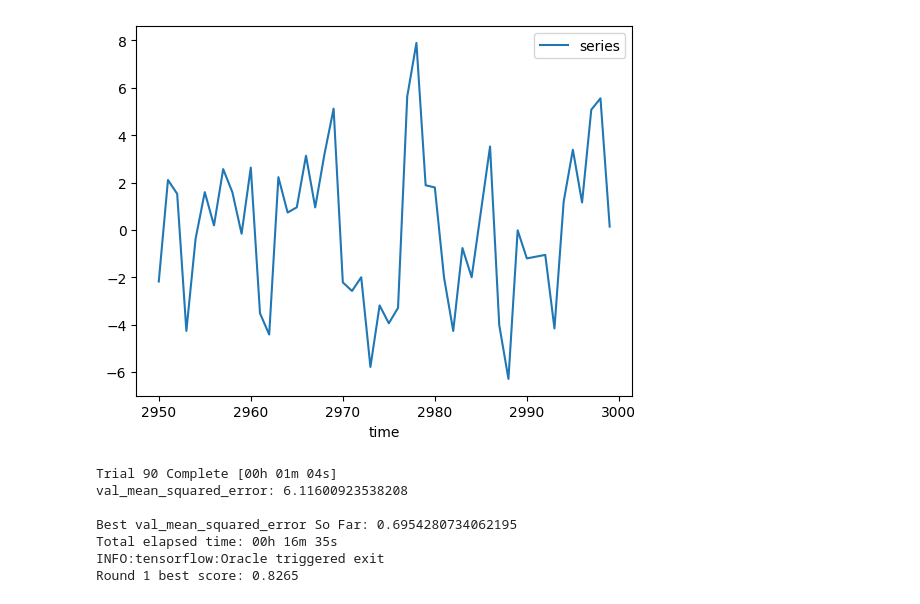
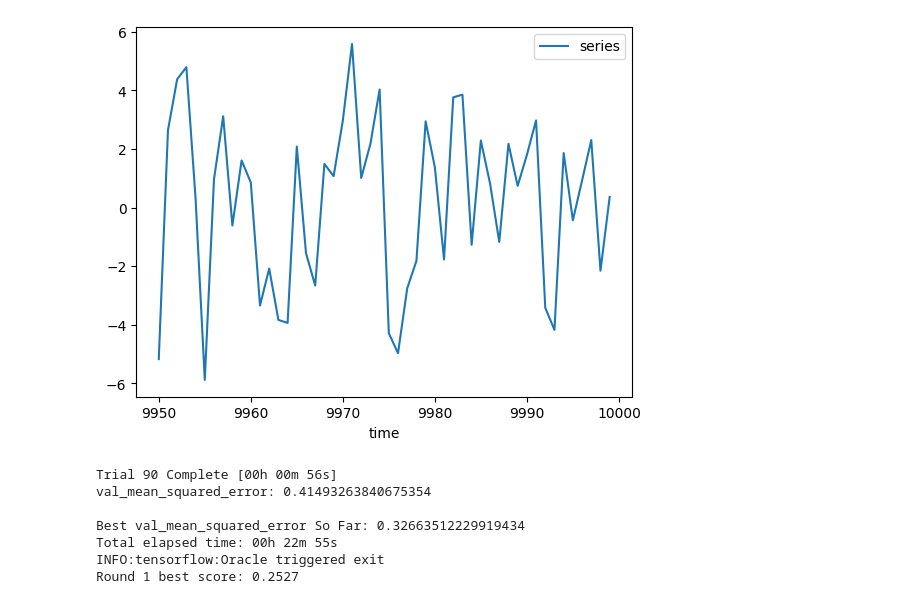
Before and after one commit to touzov1012/quik-ai, a Jupyter notebook: samples/simple_time_series/simple_time_series.ipynb, the cells around one changed output. Saved outputs shown, nothing was run; the diff lists cells and outputs as text; code cells hidden in the pictures.

```diff
--- a/samples/simple_time_series/simple_time_series.ipynb
+++ b/samples/simple_time_series/simple_time_series.ipynb
@@ -11,29 +11,29 @@ Quik-AI Version: 1.1.0
 # %%
 # build univariate time-series data by combining random frequencies
 np.random.seed(123)
 def ft(t):
     val = 0
     for i in range(8):
         scales = np.random.normal(0, 1, 4)
         val += scales[0] * np.sin(t * scales[1]) + scales[2] * np.cos(t * scales[3])
     return val + np.random.normal(0, 0.1, len(t))
 
 # store as rows in a data frame
-n = 3000
+n = 10000
 time_values = np.arange(n)
 
 # create our data
 data = pd.DataFrame({
     'series' : ft(time_values),
 })
 
 # plot the two time-series
 cnt = 50
 plt.plot(data.index[-cnt:], data.tail(cnt).series, label='series');
 plt.xlabel('time');
 plt.legend();
 # %% [output]
-[figure, old version]
+[figure, new version]
 # %%
 # split the data
 training_data, validation_data, test_data = qa.train_val_test_split(data)
@@ -54,19 +54,19 @@ predictors = [
 # what is our model architecture? This will store
 # our model, driver, and any other information we use in training
 # testing, saving, and loading needed for this problem
-model = qa.models.RNN('series', head, predictors, driver, time_window=32)
+model = qa.models.ResNet('series', head, predictors, driver, time_window=32)
 
 # train the model, we can provide a hyperparameter tuner and other
 # training parameters, by default we will use a custom BOHB tuner
-model.train(qa.tuners.TunerContainer(qa.tuners.BOHB, max_epochs=30))
+model.train(qa.tuners.TunerContainer(qa.tuners.BOHB, max_epochs=30), early_stopping_full=30)
 # %% [output]
-Trial 90 Complete [00h 01m 04s]
-val_mean_squared_error: 6.11600923538208
+Trial 90 Complete [00h 00m 56s]
+val_mean_squared_error: 0.41493263840675354
 
-Best val_mean_squared_error So Far: 0.6954280734062195
-Total elapsed time: 00h 16m 35s
+Best val_mean_squared_error So Far: 0.32663512229919434
+Total elapsed time: 00h 22m 55s
 INFO:tensorflow:Oracle triggered exit
-Round 1 best score: 0.8265
+Round 1 best score: 0.2527
 # %%
 # evaluate the model on test data
 model.evaluate()
```
Also changed, not shown: parts of 4 cells of this notebook, 2 other files.
